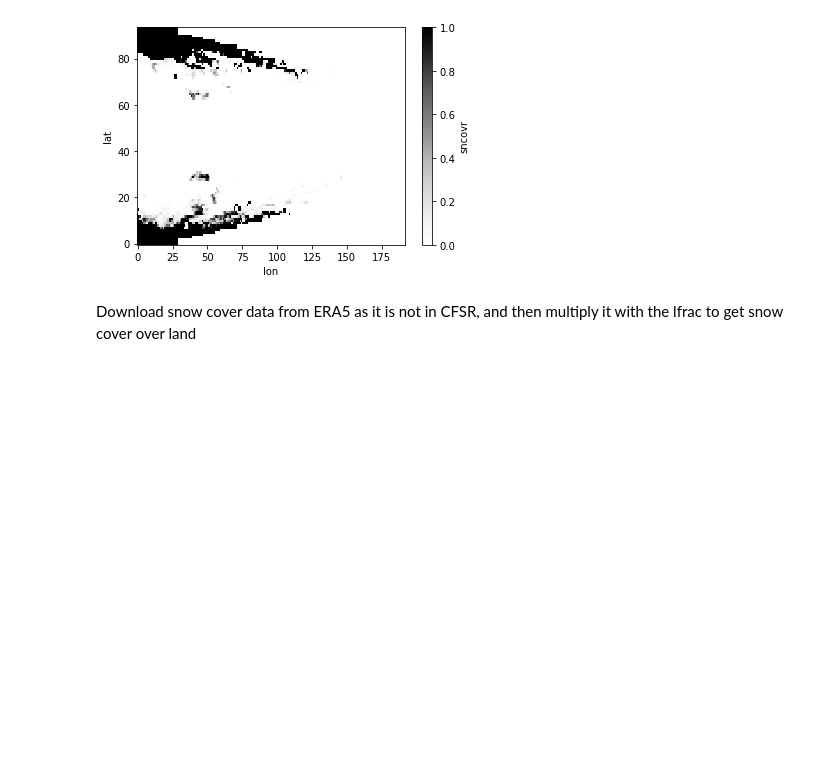
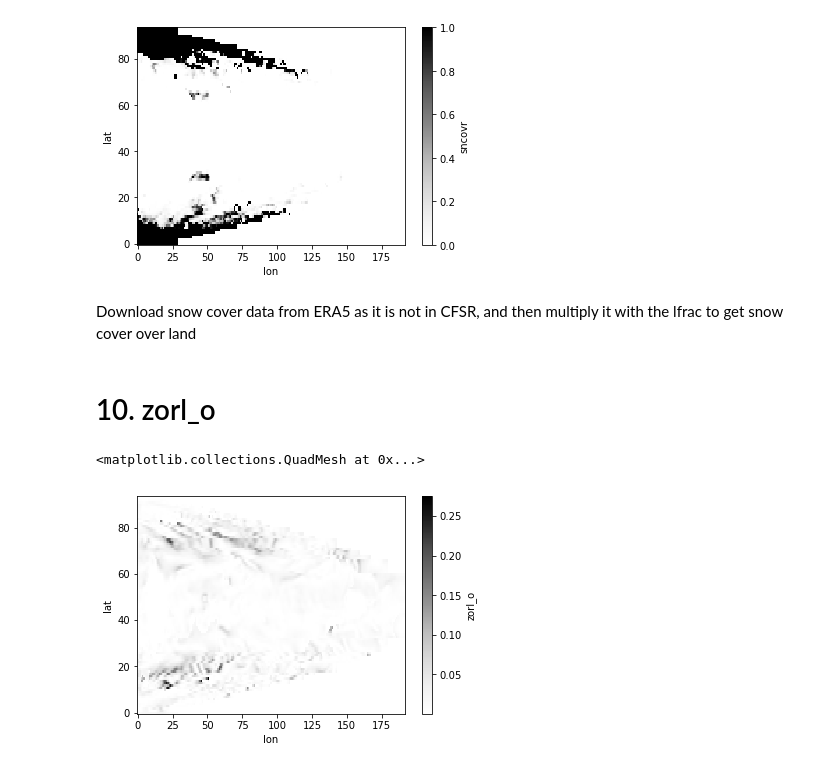
Before and after one commit to manmeet3591/python_class, a Jupyter notebook: xarray_tutorial/analyse_compare_surface_restart.ipynb, the cells around one changed output. Cells and saved outputs as stored; diff of their text form; code cells hidden in the pictures; blank space fills up the shorter version.

```diff
--- a/xarray_tutorial/analyse_compare_surface_restart.ipynb
+++ b/xarray_tutorial/analyse_compare_surface_restart.ipynb
@@ -198,3 +198,10 @@ ds_surface_restart.sncovr.plot(cmap='Greys')
 # %% [markdown]
 Download snow cover data from ERA5 as it is not in CFSR, and then multiply it with the lfrac to get
 snow cover over land
+# %% [markdown]
+# 10. zorl_o
+# %%
+ds_surface_restart.zorl_o.plot(cmap='Greys')
+# %% [output]
+<matplotlib.collections.QuadMesh at 0x...>
+[figure, added]
```
Also changed, not shown: parts of 38 cells of this notebook.
